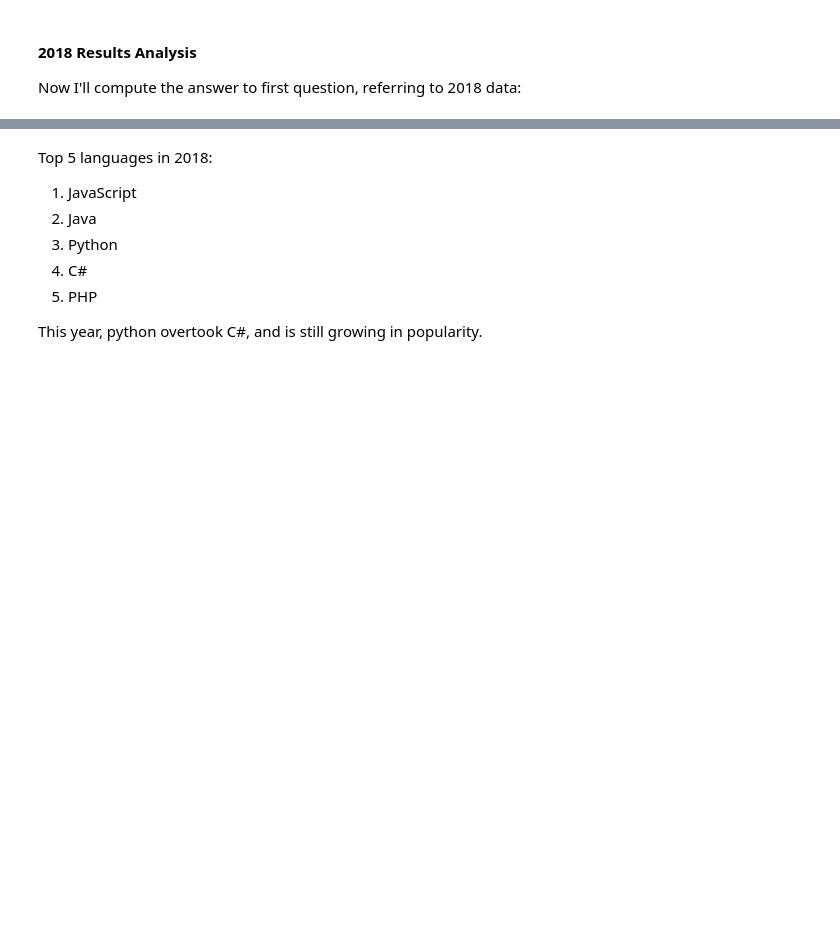
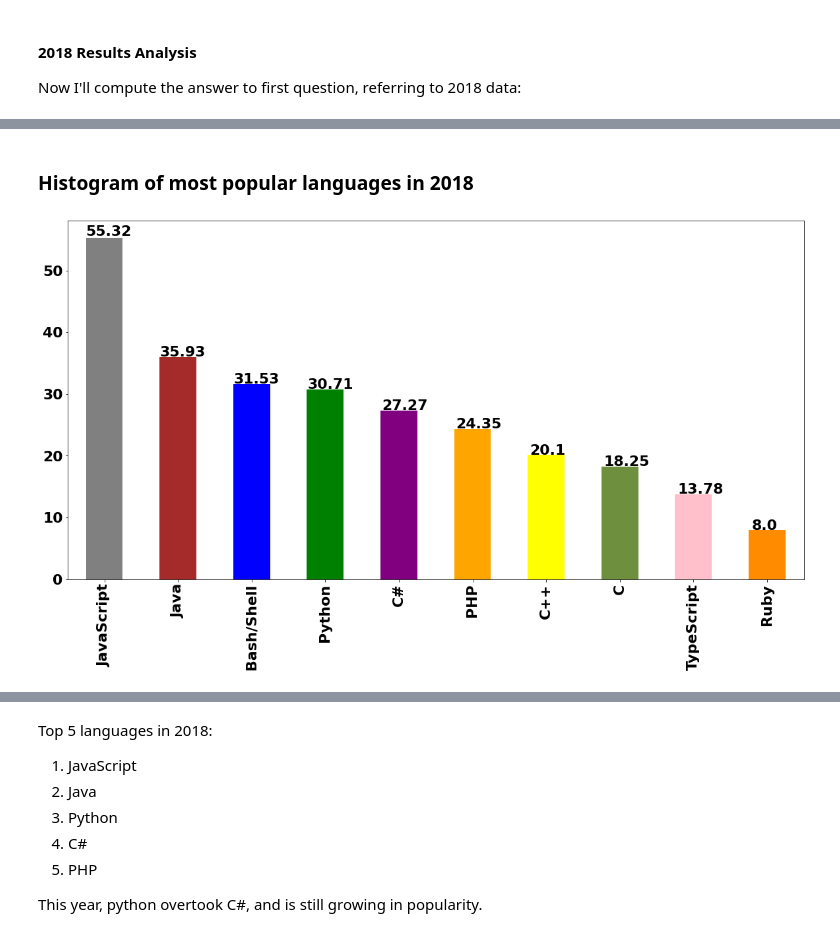
Before and after one commit to alfreedolf/stackoverflow_multiple_years, a Jupyter notebook: notebooks/1.LanguagesPopularityByYear.ipynb, the cells around one changed output, grey strips where cells are left out. Saved outputs shown, nothing was run; the diff lists cells and outputs as text; code cells hidden in the pictures; blank space fills up the shorter version.

```diff
--- a/notebooks/1.LanguagesPopularityByYear.ipynb
+++ b/notebooks/1.LanguagesPopularityByYear.ipynb
@@ -518,8 +592,2 @@ languages_palette
 # %%
 languages_palette['Objective-C'] = "#6699cc"
-# %%
-# plotting data
-ax_12 = s_2012_proficiencies_percentages['top ten proficiency percentages'].plot.bar(color=languages_palette_list)
-# annotating values on top of each bar, for readability
-for p in ax_12.patches:
-    ax_12.annotate(str(round(p.get_height(), 2)), (p.get_x() * 1.005, p.get_height() * 1.005))
@@ -533,2 +593,0 @@ Top 5 languages in 2012 are:
-# %%
-languages_palette['Objective-C'] = "#6699cc"
@@ -1257,0 +1332,10 @@ Now I'll compute the answer to first question, referring to 2018 data:
+# %%
+# instantiating  a LanguagesStatsExtractor object
+lre_18 = LanguagesRankingExtractor(df_surveys_18, columns_selection_criteria="LanguageWorkedWith", prefix_to_remove='LanguageWorkedWith: ', exclusion_list=['LanguageWorkedWith: HTML', 'LanguageWorkedWith: CSS', 'LanguageWorkedWith: SQL'])
+# computing languages proficiency ranking in 2018
+s_2018_proficiencies_stats = lre_18.get_stats()
+# %%
+# computing percentages
+lpp_18 = LanguagesProficienciesPercentages(lre_18)
+
+s_2018_proficiencies_percentages = lpp_18.get_stats()
@@ -1257,0 +1362,10 @@ Now I'll compute the answer to first question, referring to 2018 data:
+# %% [markdown]
+### Histogram of most popular languages in 2018
+# %%
+# plotting data
+ax_18 = s_2018_proficiencies_percentages['top ten proficiency percentages'].plot.bar(color=languages_palette_list)
+# annotating values on top of each bar, for readability
+for p in ax_18.patches:
+    ax_18.annotate(str(round(p.get_height(), 2)), (p.get_x() * 1.005, p.get_height() * 1.005))
+# %% [output]
+[figure, added]
```
Also changed, not shown: parts of 45 cells of this notebook, 1 other file.
